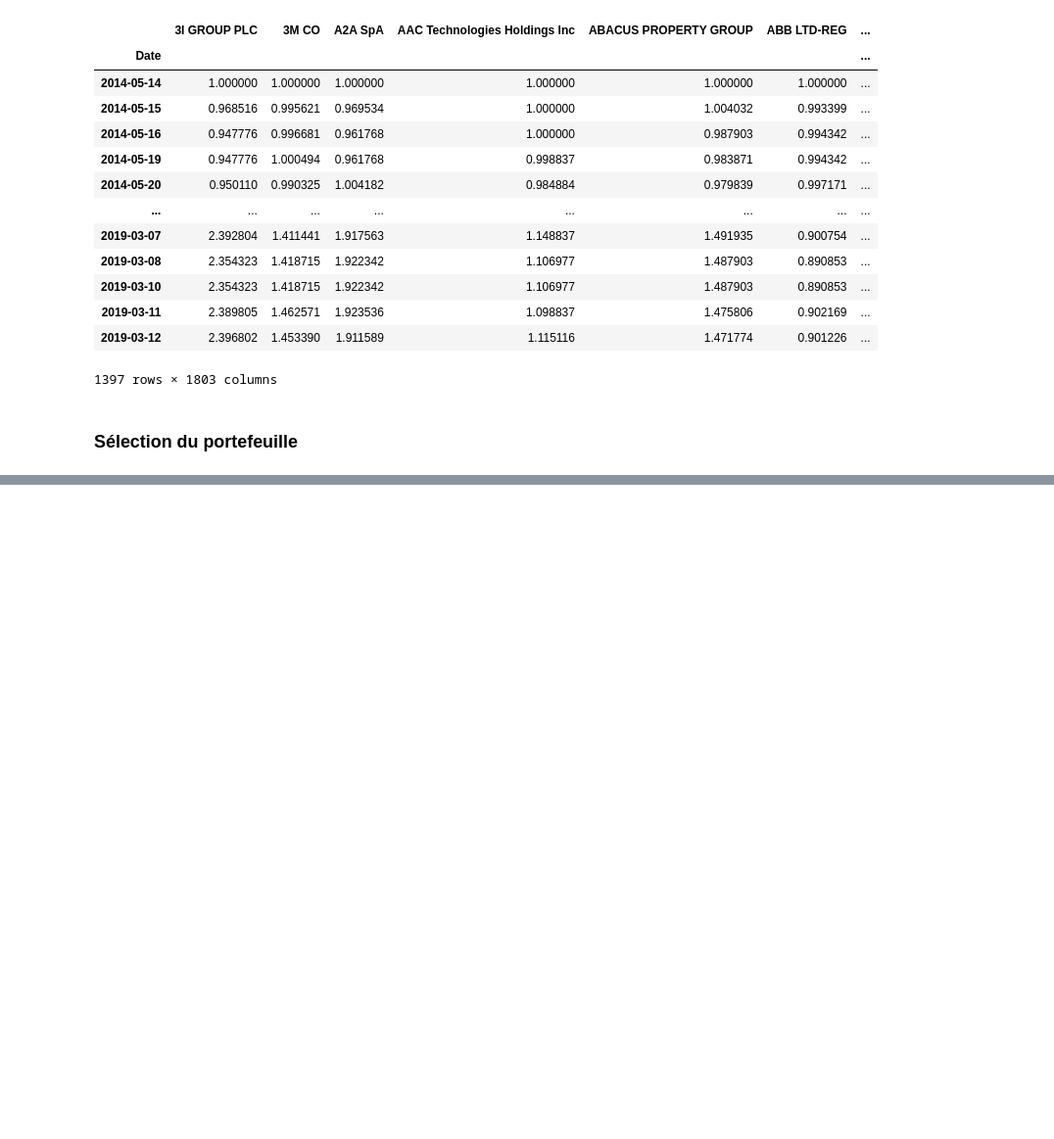
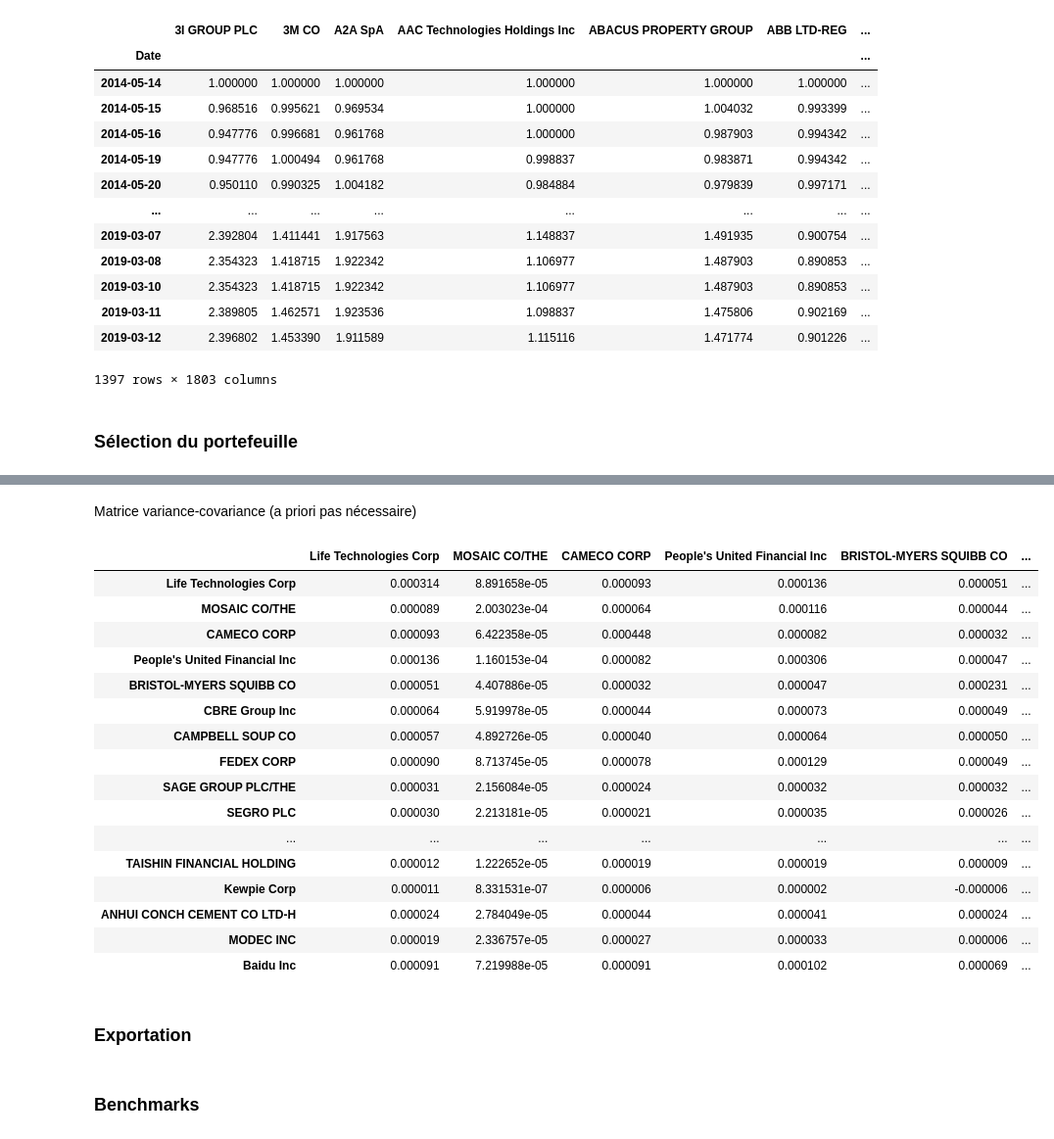
Before and after one commit to YvesAdl/BI_Finance_project, a Jupyter notebook: BI Finance - suppression des outliers et sélection du portefeuille.ipynb, the cells around one changed output, grey strips where cells are left out. Shown: that part at 98% size. Cells and saved outputs as stored; diff of their text form; code cells hidden in the pictures; blank space fills up the shorter version.

```diff
--- a/BI Finance - suppression des outliers et sélection du portefeuille.ipynb
+++ b/BI Finance - suppression des outliers et sélection du portefeuille.ipynb
@@ -116,0 +223,5 @@ df
+# %%
+dfc = df_final.copy()
+# %%
+yields = (dfc-dfc.shift())/dfc.shift()
+yields
@@ -116,0 +243,25 @@ df
+# %% [markdown]
+Matrice variance-covariance (a priori pas nécessaire)
+# %%
+covar = yields.drop('2014-05-14').cov()
+covar
+# %% [output]
+|  | Life Technologies Corp | MOSAIC CO/THE | CAMECO CORP | People's United Financial Inc | BRISTOL-MYERS SQUIBB CO | ... |
+| Life Technologies Corp | 0.000314 | 8.891658e-05 | 0.000093 | 0.000136 | 0.000051 | ... |
+| MOSAIC CO/THE | 0.000089 | 2.003023e-04 | 0.000064 | 0.000116 | 0.000044 | ... |
+| CAMECO CORP | 0.000093 | 6.422358e-05 | 0.000448 | 0.000082 | 0.000032 | ... |
+| People's United Financial Inc | 0.000136 | 1.160153e-04 | 0.000082 | 0.000306 | 0.000047 | ... |
+| BRISTOL-MYERS SQUIBB CO | 0.000051 | 4.407886e-05 | 0.000032 | 0.000047 | 0.000231 | ... |
+| CBRE Group Inc | 0.000064 | 5.919978e-05 | 0.000044 | 0.000073 | 0.000049 | ... |
+| CAMPBELL SOUP CO | 0.000057 | 4.892726e-05 | 0.000040 | 0.000064 | 0.000050 | ... |
+| FEDEX CORP | 0.000090 | 8.713745e-05 | 0.000078 | 0.000129 | 0.000049 | ... |
+| SAGE GROUP PLC/THE | 0.000031 | 2.156084e-05 | 0.000024 | 0.000032 | 0.000032 | ... |
+| SEGRO PLC | 0.000030 | 2.213181e-05 | 0.000021 | 0.000035 | 0.000026 | ... |
+| ... | ... | ... | ... | ... | ... | ... |
+| TAISHIN FINANCIAL HOLDING | 0.000012 | 1.222652e-05 | 0.000019 | 0.000019 | 0.000009 | ... |
+| Kewpie Corp | 0.000011 | 8.331531e-07 | 0.000006 | 0.000002 | -0.000006 | ... |
+| ANHUI CONCH CEMENT CO LTD-H | 0.000024 | 2.784049e-05 | 0.000044 | 0.000041 | 0.000024 | ... |
+| MODEC INC | 0.000019 | 2.336757e-05 | 0.000027 | 0.000033 | 0.000006 | ... |
+| Baidu Inc | 0.000091 | 7.219988e-05 | 0.000091 | 0.000102 | 0.000069 | ... |
+# %% [markdown]
+### Exportation
@@ -117 +274,3 @@ df
+# %% [markdown]
+### Benchmarks
 # %%
```
Also changed, not shown: parts of 27 cells of this notebook, 8 other files.
